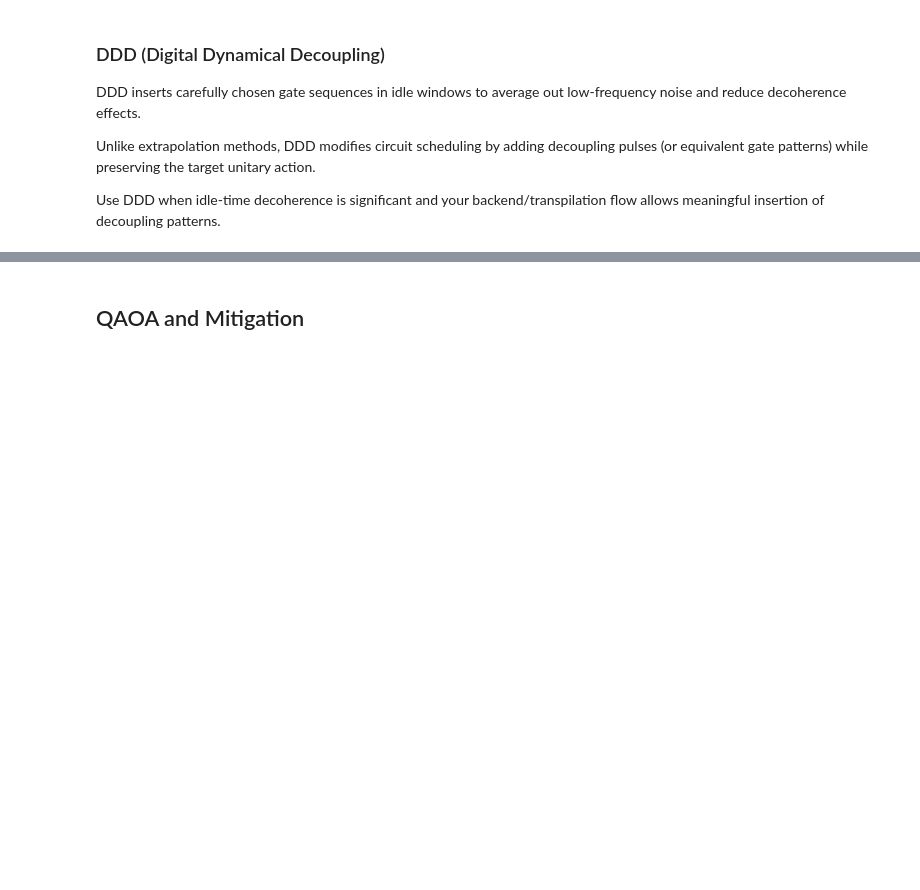
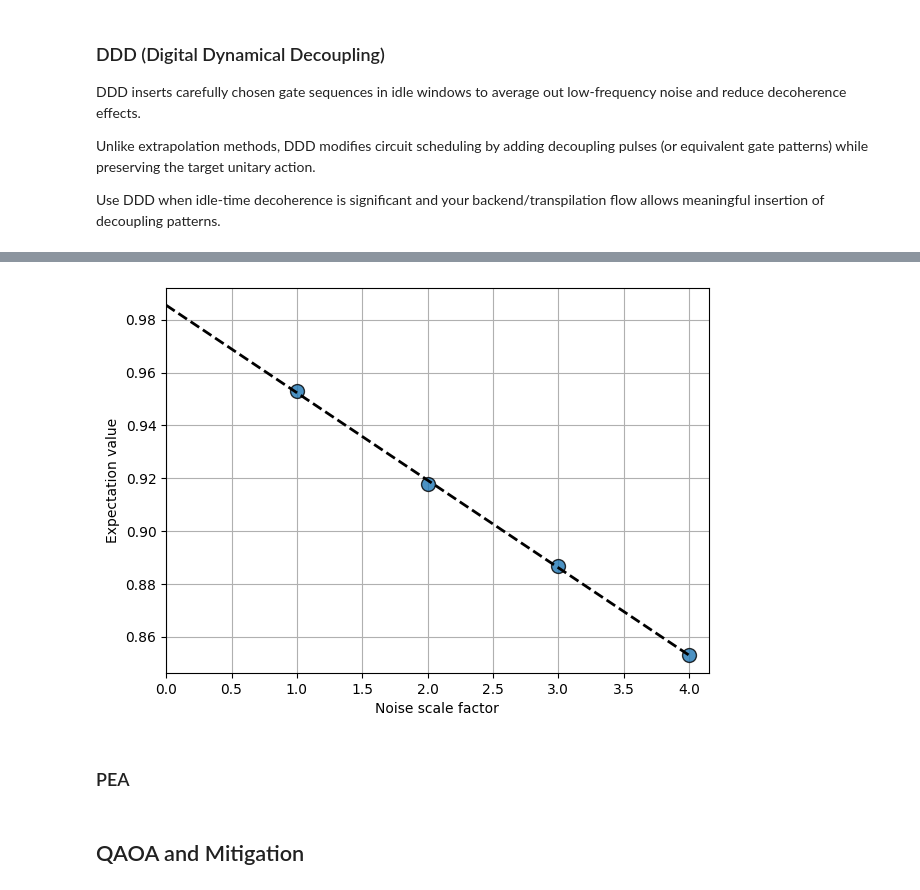
Before and after one commit to GibboSan/easy-q, a Jupyter notebook: quantum_optimization/playground.ipynb, the cells around one changed output, grey strips where cells are left out. Saved outputs shown, nothing was run; the diff lists cells and outputs as text; code cells hidden in the pictures; blank space fills up the shorter version.

```diff
--- a/quantum_optimization/playground.ipynb
+++ b/quantum_optimization/playground.ipynb
@@ -736,0 +908,35 @@ Ideal time: 0.2252s, noisy time: 12.6763s
+# %%
+print('Ideal simulation with MNeat')
+toy_mneat_ideal = mneat.ideal_sim(toy_clifford_pubs, cliffordize=False, seed_simulator=seed)
+
+print('Noisy simulation with MNeat')
+toy_mneat_noisy = mneat.noisy_sim(toy_clifford_pubs, cliffordize=False, seed_simulator=seed)
+
+factory = zne.inference.LinearFactory(scale_factors=[1, 2, 3, 4])
+print('REM+DDD+ZNE mitigated simulation with MNeat')
+toy_mneat_rem_ddd_zne = mneat.mitigated_sim(
+    toy_clifford_pubs,
+    technique=['zne', 'ddd'],
+    cliffordize=False,
+    seed_simulator=seed,
+    execution_mode='estimator',
+    kwargs={'factory': factory}
+)
+
+toy_mneat_rem_ddd_zne_df = pd.DataFrame(
+    [
+        {
+            'layers': idx,
+            'mean_abs_ideal_noisy_pct': round(float(np.mean(np.abs(ideal_res.vals - noisy_res.vals)) * 100.0), 2),
+            'mean_abs_ideal_mitigated_pct': round(float(np.mean(np.abs(ideal_res.vals - mit_res.vals)) * 100.0), 2),
+        }
+        for idx, (ideal_res, noisy_res, mit_res) in enumerate(
+            zip(toy_mneat_ideal, toy_mneat_noisy, toy_mneat_rem_ddd_zne), start=1
+        )
+    ]
+)
+toy_mneat_rem_ddd_zne_df['improvement_pct'] = (
+    toy_mneat_rem_ddd_zne_df['mean_abs_ideal_noisy_pct']
+    - toy_mneat_rem_ddd_zne_df['mean_abs_ideal_mitigated_pct']
+)
+display(toy_mneat_rem_ddd_zne_df)
@@ -737,2 +952,8 @@ Ideal time: 0.2252s, noisy time: 12.6763s
+# %%
+_ = factory.plot_fit()
+# %% [output]
+[figure, added]
+# %% [markdown]
+### PEA
 # %% [markdown]
 ## QAOA and Mitigation
```
Also changed, not shown: parts of 27 cells of this notebook, 1 other file.
